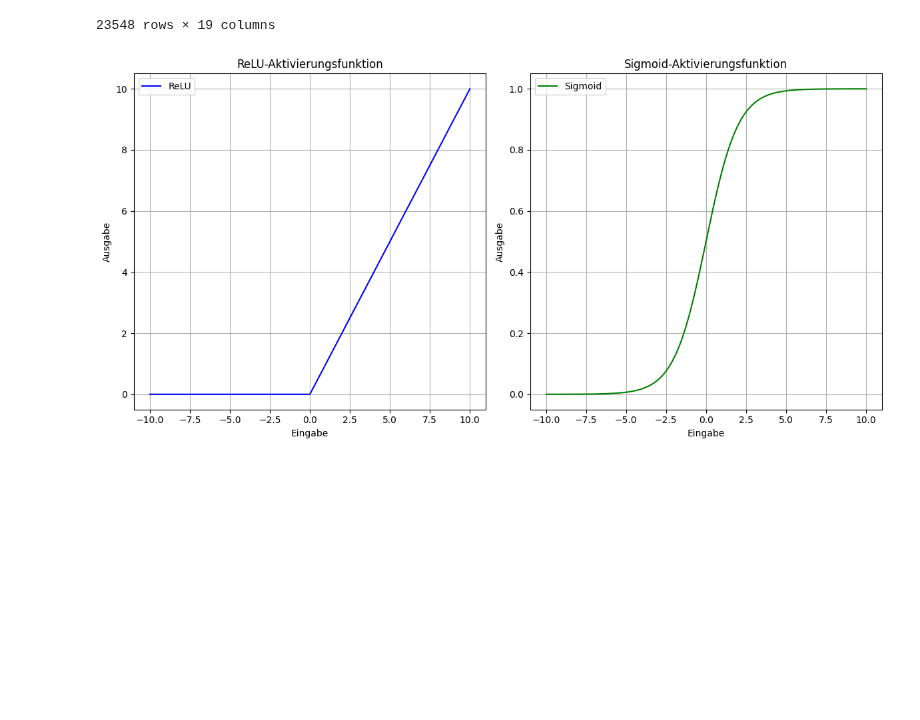
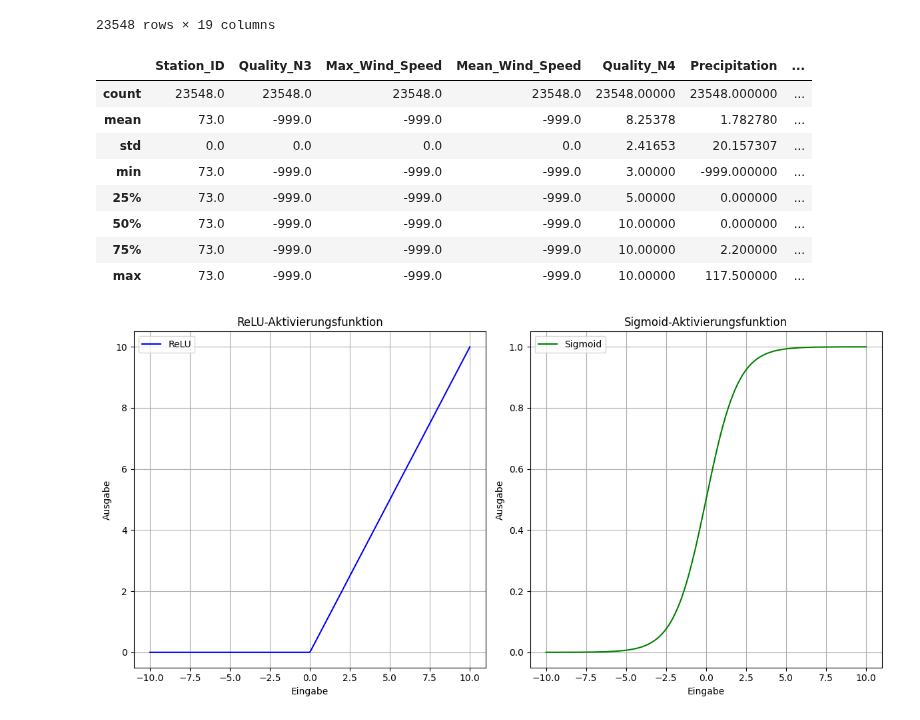
Before and after one commit to RiccardoDAndrea/Bachelor, a Jupyter notebook: RNN.ipynb, the cells around one changed output. Cells and saved outputs as stored; diff of their text form; code cells hidden in the pictures; blank space fills up the shorter version.

```diff
--- a/RNN.ipynb
+++ b/RNN.ipynb
@@ -360,3 +360,15 @@ pd.read_csv("data/processed/Weather_data.csv")
 | 23546 | 73 | 2023-12-30 | -999 | -999 | -999 | 3 | 0.0 | ... |
 | 23547 | 73 | 2023-12-31 | -999 | -999 | -999 | 3 | 3.7 | ... |
 23548 rows × 19 columns
+# %%
+df.describe()
+# %% [output]
+|  | Station_ID | Quality_N3 | Max_Wind_Speed | Mean_Wind_Speed | Quality_N4 | Precipitation | ... |
+| count | 23548.0 | 23548.0 | 23548.0 | 23548.0 | 23548.00000 | 23548.000000 | ... |
+| mean | 73.0 | -999.0 | -999.0 | -999.0 | 8.25378 | 1.782780 | ... |
+| std | 0.0 | 0.0 | 0.0 | 0.0 | 2.41653 | 20.157307 | ... |
+| min | 73.0 | -999.0 | -999.0 | -999.0 | 3.00000 | -999.000000 | ... |
+| 25% | 73.0 | -999.0 | -999.0 | -999.0 | 5.00000 | 0.000000 | ... |
+| 50% | 73.0 | -999.0 | -999.0 | -999.0 | 10.00000 | 0.000000 | ... |
+| 75% | 73.0 | -999.0 | -999.0 | -999.0 | 10.00000 | 2.200000 | ... |
+| max | 73.0 | -999.0 | -999.0 | -999.0 | 10.00000 | 117.500000 | ... |
```
Also changed, not shown: parts of 2 cells of this notebook, 1 other file.
